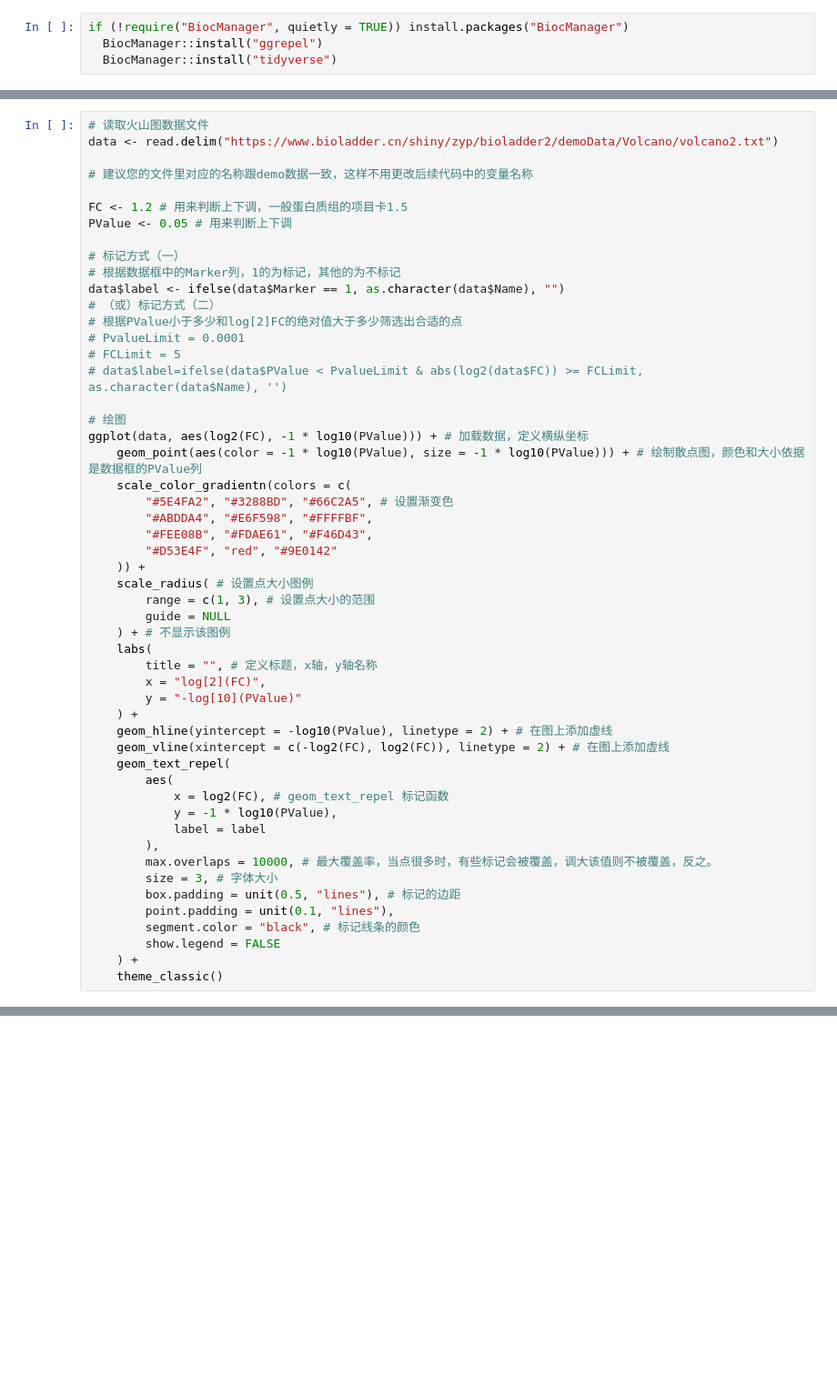
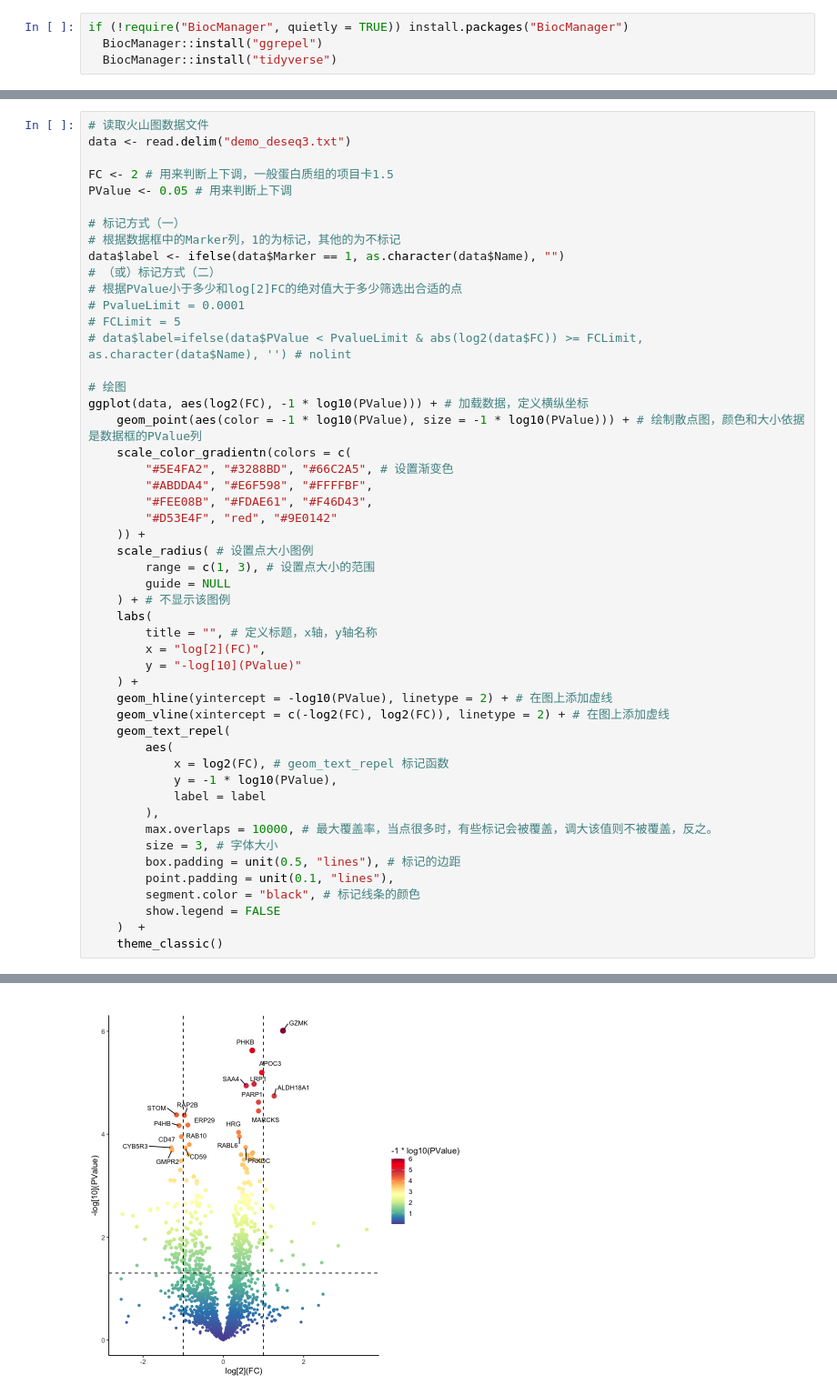
Before and after one commit to dongchen1998/code, a Jupyter notebook: mtd/code/Vsualization/DE/3.R-Volcano.ipynb, the cells around one changed output, grey strips where cells are left out. Shown at 91% size. Drawn from its saved outputs; the diff is of its cells as text; blank space fills up the shorter version.

```diff
--- a/mtd/code/Vsualization/DE/3.R-Volcano.ipynb
+++ b/mtd/code/Vsualization/DE/3.R-Volcano.ipynb
@@ -9,10 +19,8 @@ library(tidyverse)
 # %%
 # 读取火山图数据文件
-data <- read.delim("https://www.bioladder.cn/shiny/zyp/bioladder2/demoData/Volcano/volcano2.txt")
+data <- read.delim("demo_deseq3.txt")
 
-# 建议您的文件里对应的名称跟demo数据一致，这样不用更改后续代码中的变量名称
-
-FC <- 1.2 # 用来判断上下调，一般蛋白质组的项目卡1.5
+FC <- 2 # 用来判断上下调，一般蛋白质组的项目卡1.5
 PValue <- 0.05 # 用来判断上下调
 
 # 标记方式（一）
@@ -22,7 +30,7 @@ data$label <- ifelse(data$Marker == 1, as.character(data$Name), "")
 # 根据PValue小于多少和log[2]FC的绝对值大于多少筛选出合适的点
 # PvalueLimit = 0.0001
 # FCLimit = 5
-# data$label=ifelse(data$PValue < PvalueLimit & abs(log2(data$FC)) >= FCLimit, as.character(data$Name), '')
+# data$label=ifelse(data$PValue < PvalueLimit & abs(log2(data$FC)) >= FCLimit, as.character(data$Name), '') # nolint
 
 # 绘图
 ggplot(data, aes(log2(FC), -1 * log10(PValue))) + # 加载数据，定义横纵坐标
@@ -56,5 +64,6 @@ ggplot(data, aes(log2(FC), -1 * log10(PValue))) + # 加载数据，定义横纵
         point.padding = unit(0.1, "lines"),
         segment.color = "black", # 标记线条的颜色
         show.legend = FALSE
-    ) +
+    )  +
     theme_classic()
+# %% [output]
@@ -60,0 +72 @@ ggplot(data, aes(log2(FC), -1 * log10(PValue))) + # 加载数据，定义横纵
+[figure, added]
```
Also changed, not shown: parts of 3 cells of this notebook, 1 other file.
